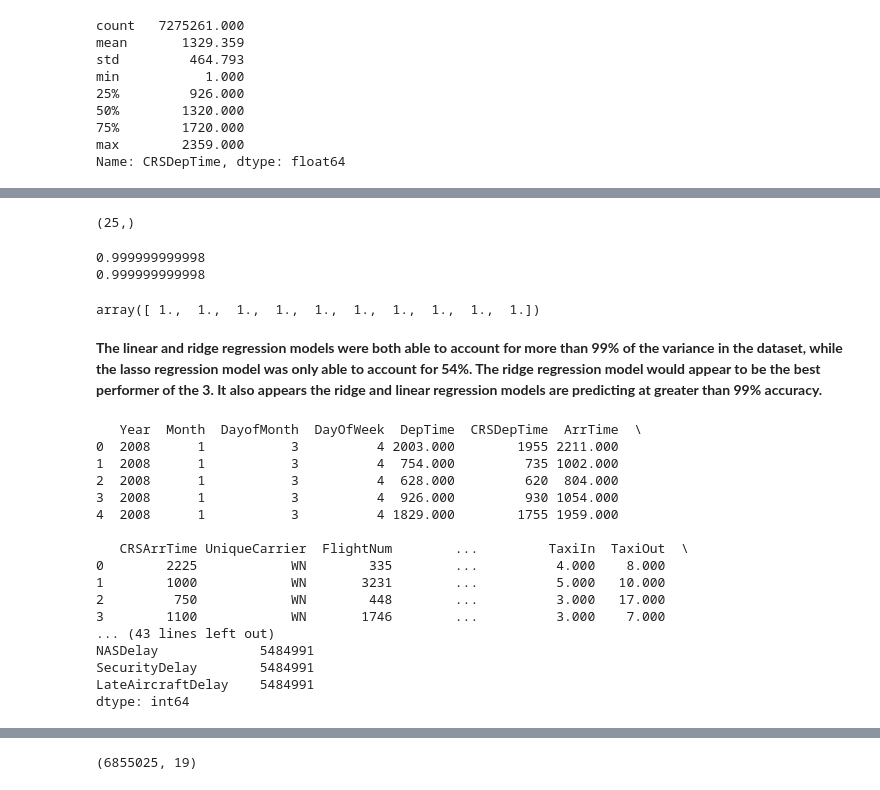
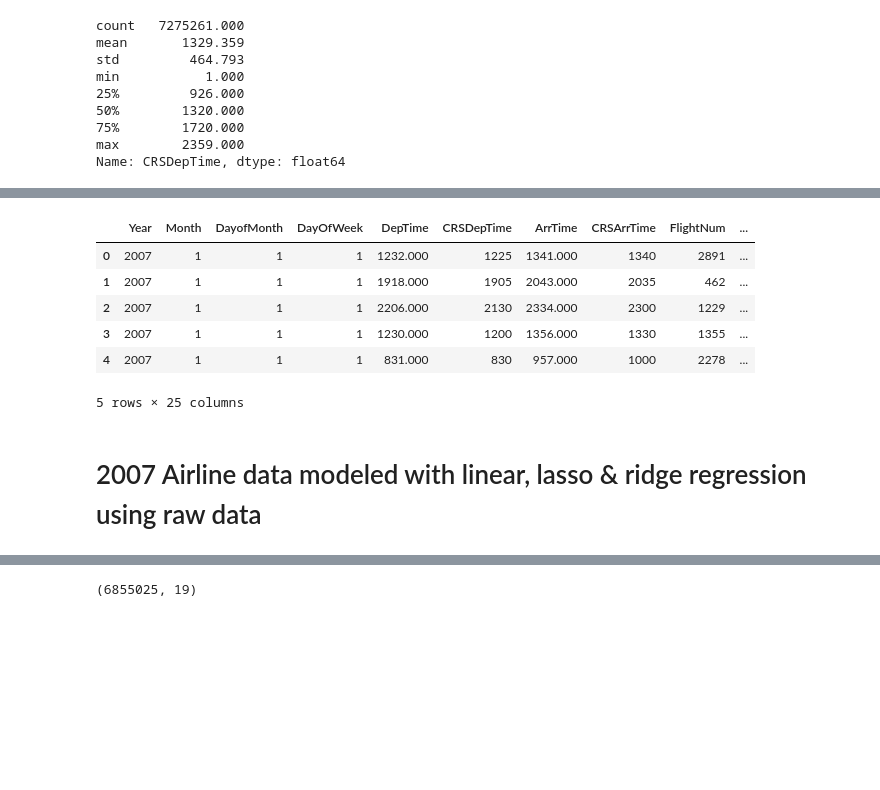
Before and after one commit to milabknowin/Thinkful, a Jupyter notebook: Supervised_Learning/Airline_Arrivals/Late_Departures.ipynb, the cells around one changed output, grey strips where cells are left out. Cells and saved outputs as stored; diff of their text form; code cells hidden in the pictures; blank space fills up the shorter version.

Commit message:
updated & all models running

```diff
--- a/Supervised_Learning/Airline_Arrivals/Late_Departures.ipynb
+++ b/Supervised_Learning/Airline_Arrivals/Late_Departures.ipynb
@@ -16,7 +16,7 @@ sns.set_style('white')
 pd.options.display.float_format = '{:.3f}'.format
 plt.rcParams['figure.figsize'] = (20.0, 10.0)
 # %%
-y2007 = pd.DataFrame(initial_cleaning('2007.csv.bz2'))
+y2007 = pd.DataFrame(initial_cleaning('/Users/jamilab/Data_Science/Data_Sets/2007.csv.bz2'))
 # %% [output]
    Year  Month  DayofMonth  DayOfWeek  DepTime  CRSDepTime  ArrTime  \
 0  2007      1           1          1 1232.000        1225 1341.000
@@ -178,40 +80,12 @@ lassparams.shape
-# %%
-ridgeparams.shape
-# %% [output]
-(25,)
-# %%
-print(ridgeregr.score(X_test, Y_test))
-
-print(ridgeregr.score(X_train, Y_train))
-# %% [output]
-0.999999999998
-0.999999999998
-# %%
-# cross validation scores for 2007 data
-
-from sklearn.model_selection import cross_val_score
-cross_val_score(ridgeregr, X_test, Y_test, cv=10)
-# %% [output]
-array([ 1.,  1.,  1.,  1.,  1.,  1.,  1.,  1.,  1.,  1.])
-# %% [markdown]
-**The linear and ridge regression models were both able to account for more than 99% of the variance in the dataset, while the lasso regression model was only able to account for 54%.  The ridge regression model would appear to be the best performer of the 3.  It also appears the ridge and linear regression models are predicting at greater than 99% accuracy.**
-# %%
-y2008 = pd.DataFrame(initial_cleaning('2008.csv.bz2'))
-# %% [output]
-   Year  Month  DayofMonth  DayOfWeek  DepTime  CRSDepTime  ArrTime  \
-0  2008      1           3          4 2003.000        1955 2211.000
-1  2008      1           3          4  754.000         735 1002.000
-2  2008      1           3          4  628.000         620  804.000
-3  2008      1           3          4  926.000         930 1054.000
-4  2008      1           3          4 1829.000        1755 1959.000
-
-   CRSArrTime UniqueCarrier  FlightNum        ...         TaxiIn  TaxiOut  \
-0        2225            WN        335        ...          4.000    8.000
-1        1000            WN       3231        ...          5.000   10.000
-2         750            WN        448        ...          3.000   17.000
-3        1100            WN       1746        ...          3.000    7.000
-... (43 lines left out)
-NASDelay             5484991
-SecurityDelay        5484991
-LateAircraftDelay    5484991
-dtype: int64
+# %%
+y2007.head()
+# %% [output]
+|  | Year | Month | DayofMonth | DayOfWeek | DepTime | CRSDepTime | ArrTime | CRSArrTime | FlightNum | ... |
+| 0 | 2007 | 1 | 1 | 1 | 1232.000 | 1225 | 1341.000 | 1340 | 2891 | ... |
+| 1 | 2007 | 1 | 1 | 1 | 1918.000 | 1905 | 2043.000 | 2035 | 462 | ... |
+| 2 | 2007 | 1 | 1 | 1 | 2206.000 | 2130 | 2334.000 | 2300 | 1229 | ... |
+| 3 | 2007 | 1 | 1 | 1 | 1230.000 | 1200 | 1356.000 | 1330 | 1355 | ... |
+| 4 | 2007 | 1 | 1 | 1 | 831.000 | 830 | 957.000 | 1000 | 2278 | ... |
+5 rows × 25 columns
+# %% [markdown]
+# 2007 Airline data modeled with linear, lasso & ridge regression using raw data
```
Also changed, not shown: parts of 54 cells of this notebook.
